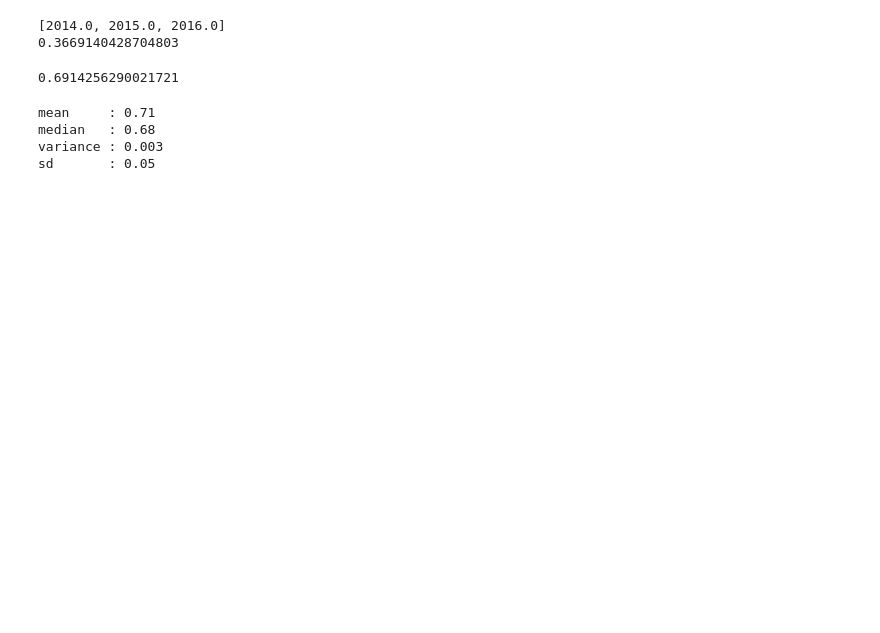
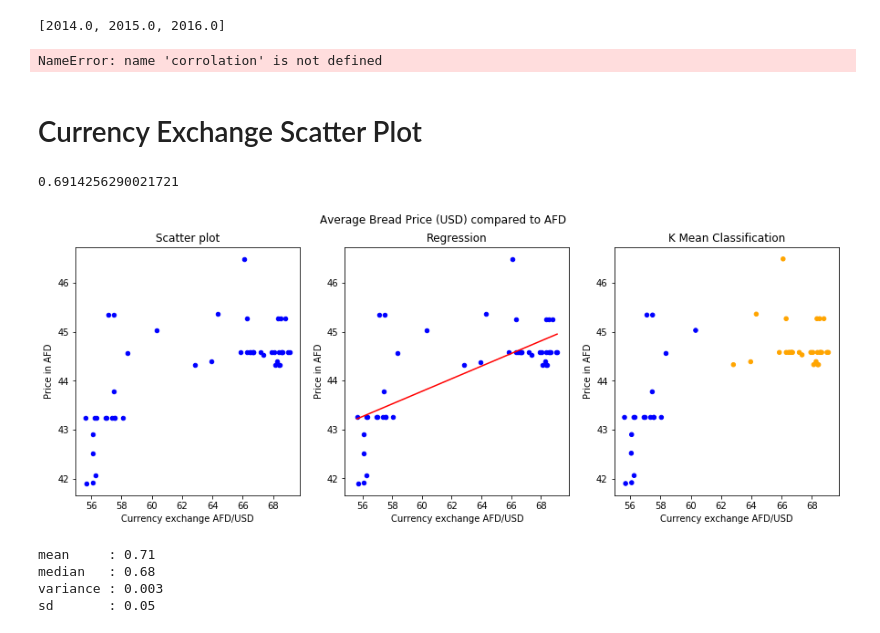
Before and after one commit to ThijsKuipers1995/DAV10, a Jupyter notebook: code/food_refugees_correlation.ipynb, the cells around one changed output. Drawn from its saved outputs; the diff is of its cells as text; code cells hidden in the pictures; blank space fills up the shorter version.

Commit message:
Added K clustering and regression to valuta graph

```diff
--- a/code/food_refugees_correlation.ipynb
+++ b/code/food_refugees_correlation.ipynb
@@ -71,14 +69,16 @@ p.legend.click_policy='hide'
 p.title.text = "Amount of refugees (right) entering {} compared to average {} price".format("Afghanistan", "Bread")
 show(p)
 
-print(correlation(prices,refs))
+print(corrolation(prices,refs))
 # %% [output]
 [2014.0, 2015.0, 2016.0]
-0.3669140428704803
+NameError: name 'corrolation' is not defined
 # %%
 def price_to_kg(price, unit):
     to_kg = {'KG': 1, 'Unit': 1, '500 G': 2, '400 G': 2.5, '150 G': 6.6666667, 'Pound': 2.20462262}
     return price * to_kg[unit]
+# %% [markdown]
+# Currency Exchange Scatter Plot
 # %%
 dfs = df[(df['country']=='Afghanistan') & (df['product']=='Bread')]
 currency = list(df['currency'])[0]
@@ -91,35 +91,92 @@ rate = []
 price = []
 for year in years:
     dfss = dfs[dfs['year']==year]
     months = sorted(list(set(dfss['month'])))
     for month in months:
         rate.append(list(exs[(exs['year']==year) & (exs['month']==month)]['value'])[0])
         p = list(dfss[dfss['month']==month]['avg_price'])[0]
         p = p if p != 'UNKNOWN' else None
         price.append(p)
 
 price = [float(x) if x != None else None for x in price]
 rate = [float(x) if x != None else None for x in rate]
 
 s = zip(rate, price)
 s = sorted(s, key=lambda s: s[0])
 s = list(zip(*s))
 
 xv = interpolate(list(s[0]))
 yv = interpolate(list(s[1]))
 
 print(correlation(xv,yv))
 
 q = figure()
 q.circle(xv, yv, size=5)
 q.y_range = Range1d(40, 48)
-q.title.text = "Relation Bread price with AFD Value in USD"
+q.title.text = "Relation Bread Price with Afghanistan Valuta value in USD "
 q.xaxis.axis_label="Currenct exchange: 1 AFD to USD"
 q.yaxis.axis_label="Bread Price"
 q.x_range = Range1d(min(rate), max(rate))
-show(q)
+#show(q)
+
+
+k = pd.DataFrame()
+k['exchange'] = xv
+k['breadprice'] = yv
+
+import numpy as np
+import matplotlib.pyplot as plt
+from sklearn import datasets
+from sklearn.cluster import KMeans
+import sklearn.metrics as sm
+
+model = KMeans(n_clusters=2)
+model.fit(k)
+
+model.labels_
+
+X = np.vstack(xv)
+X = np.column_stack((X, np.ones(X.shape[0])))
+Y = yv
+a, b = np.linalg.lstsq(X, Y)[0]
+xline = [a * x + b for x in xv]
+
+plt.figure(figsize=(15,5))
+
+plt.suptitle("Average Bread Price (USD) compared to AFD ")
+
+# Create a colormap
+colormap = np.array(['orange', 'blue'])
+
+# Plot the Original Classifications
+ax1 = plt.subplot(1, 3, 1)
+plt.scatter(xv, yv, c='blue', s=20)
+plt.title('Scatter plot')
+
+# Plot the Original Classifications
+ax2 = plt.subplot(1, 3, 2)
+plt.plot(xv, xline, c ='red')
+plt.scatter(xv, yv, c='blue', s=20)
+plt.title('Regression')
+
+# Plot the Models Classifications
+ax3 = plt.subplot(1, 3, 3)
+plt.scatter(xv, yv, c=colormap[model.labels_], s=20)
+plt.title('K Mean Classification')
+predY = model.labels_
+
+ax1.set_ylabel('Price in AFD')
+ax2.set_ylabel('Price in AFD')
+ax3.set_ylabel('Price in AFD')
+
+ax1.set_xlabel('Currency exchange AFD/USD')
+ax2.set_xlabel('Currency exchange AFD/USD')
+ax3.set_xlabel('Currency exchange AFD/USD')
+
+plt.savefig('../graphs/BreadPriceValutaComparison_MachineLearning.png', bbox_inches='tight')
 # %% [output]
 0.6914256290021721
+[figure, added]
 # %%
 def interpolate(values):
     for i in range(len(values)):
```
Also changed, not shown: parts of 1 cell of this notebook, 3 other files.
